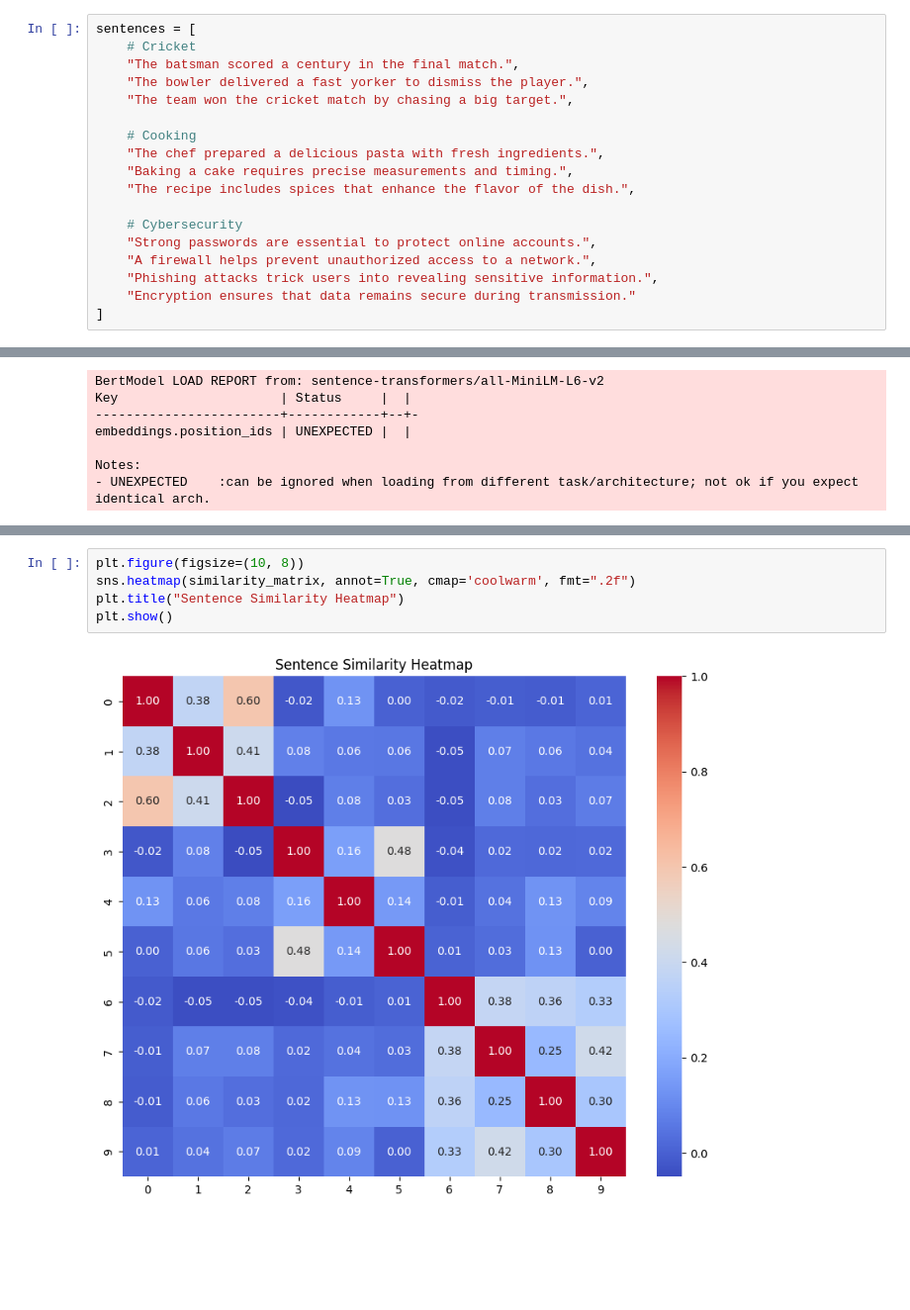
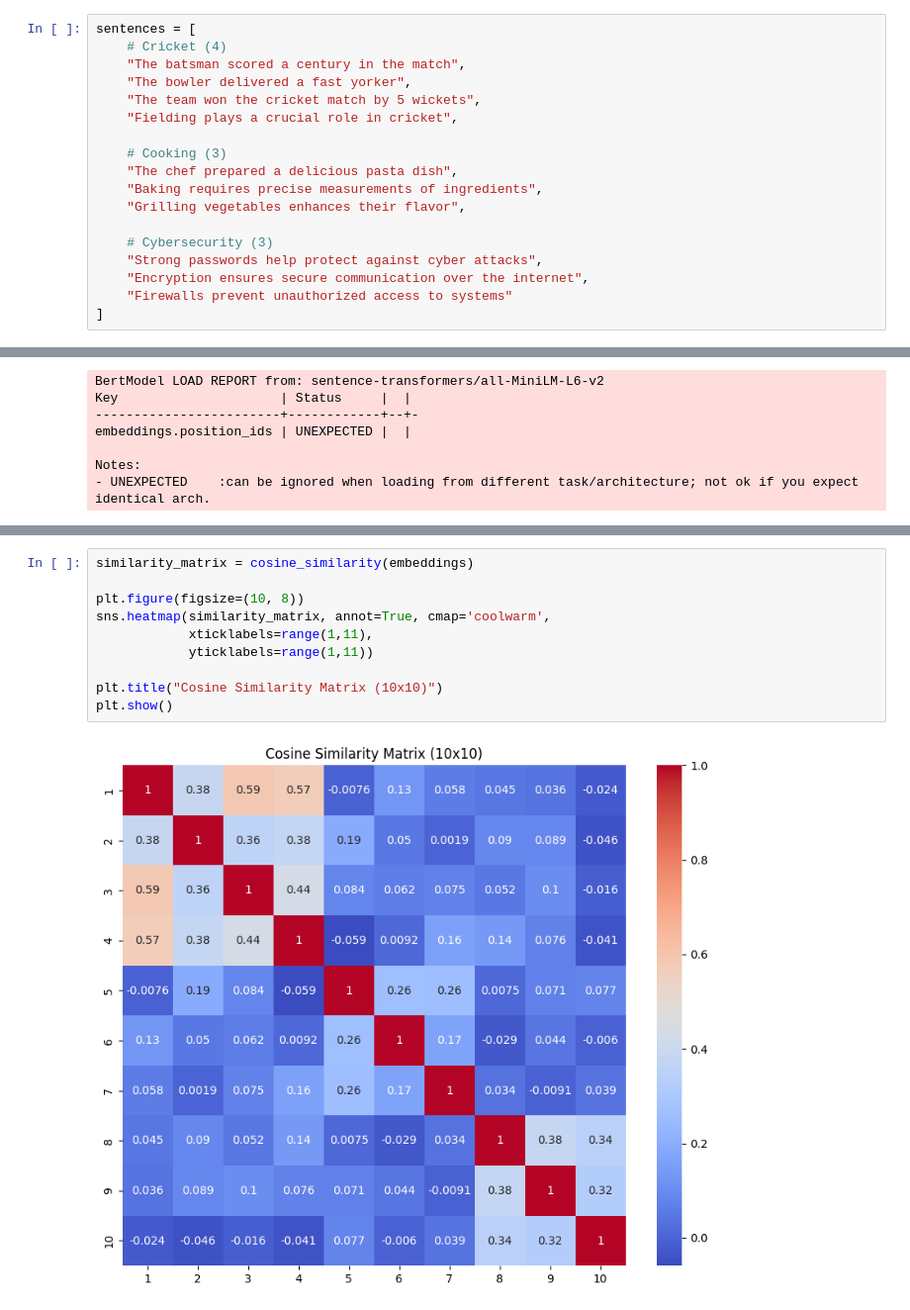
Before and after one commit to AartiP87/assignment-01-Bitsom_BA_2511841, a Jupyter notebook: part4-vector-db/embeddings_demo.ipynb, the cells around one changed output, grey strips where cells are left out. Shown at 99% size. Drawn from its saved outputs; the diff is of its cells as text; blank space fills up the shorter version.

```diff
--- a/part4-vector-db/embeddings_demo.ipynb
+++ b/part4-vector-db/embeddings_demo.ipynb
@@ -26,21 +28,21 @@ Requirement already satisfied: pygments<3.0.0,>=2.13.0 in /usr/local/lib/python3
 Requirement already satisfied: mdurl~=0.1 in /usr/local/lib/python3.12/dist-packages (from markdown-it-py>=2.2.0->rich>=12.3.0->typer->huggingface-hub>=0.20.0->sentence-transformers) (0.1.2)
 # %%
 sentences = [
-    # Cricket
-    "The batsman scored a century in the final match.",
-    "The bowler delivered a fast yorker to dismiss the player.",
-    "The team won the cricket match by chasing a big target.",
+    # Cricket (4)
+    "The batsman scored a century in the match",
+    "The bowler delivered a fast yorker",
+    "The team won the cricket match by 5 wickets",
+    "Fielding plays a crucial role in cricket",
 
-    # Cooking
-    "The chef prepared a delicious pasta with fresh ingredients.",
-    "Baking a cake requires precise measurements and timing.",
-    "The recipe includes spices that enhance the flavor of the dish.",
+    # Cooking (3)
+    "The chef prepared a delicious pasta dish",
+    "Baking requires precise measurements of ingredients",
+    "Grilling vegetables enhances their flavor",
 
-    # Cybersecurity
-    "Strong passwords are essential to protect online accounts.",
-    "A firewall helps prevent unauthorized access to a network.",
-    "Phishing attacks trick users into revealing sensitive information.",
-    "Encryption ensures that data remains secure during transmission."
+    # Cybersecurity (3)
+    "Strong passwords help protect against cyber attacks",
+    "Encryption ensures secure communication over the internet",
+    "Firewalls prevent unauthorized access to systems"
 ]
 # %%
 model = SentenceTransformer('all-MiniLM-L6-v2')
@@ -87,10 +66,15 @@ Similarity Matrix:
 # %%
+similarity_matrix = cosine_similarity(embeddings)
+
 plt.figure(figsize=(10, 8))
-sns.heatmap(similarity_matrix, annot=True, cmap='coolwarm', fmt=".2f")
-plt.title("Sentence Similarity Heatmap")
+sns.heatmap(similarity_matrix, annot=True, cmap='coolwarm',
+            xticklabels=range(1,11),
+            yticklabels=range(1,11))
+
+plt.title("Cosine Similarity Matrix (10x10)")
 plt.show()
 # %% [output]
-[figure, old version]
+[figure, new version]
 # %%
 query = "The bowler took three wickets in one over"
 
```
Also changed, not shown: parts of 4 cells of this notebook.
